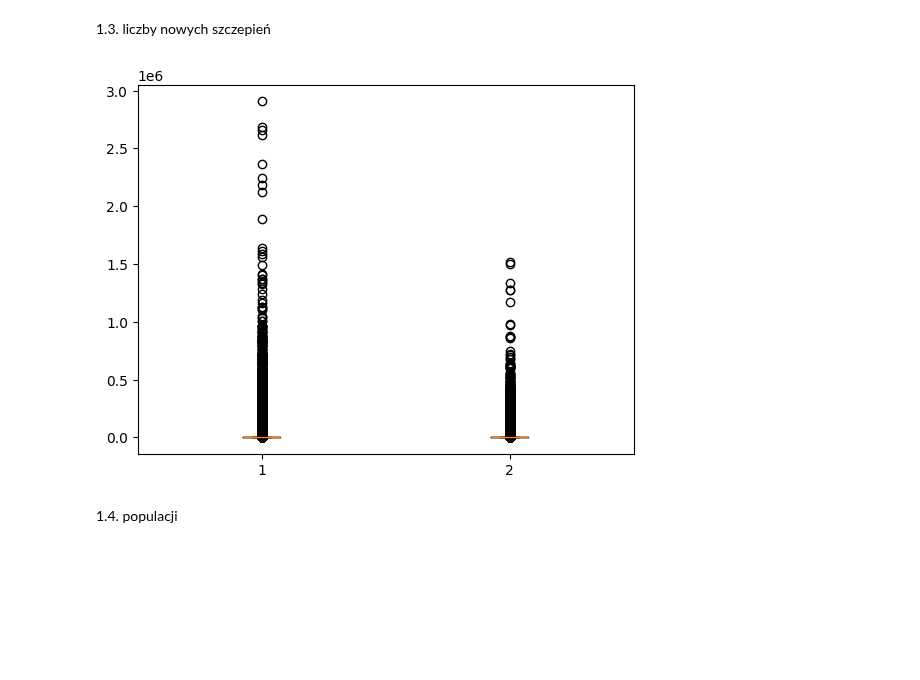
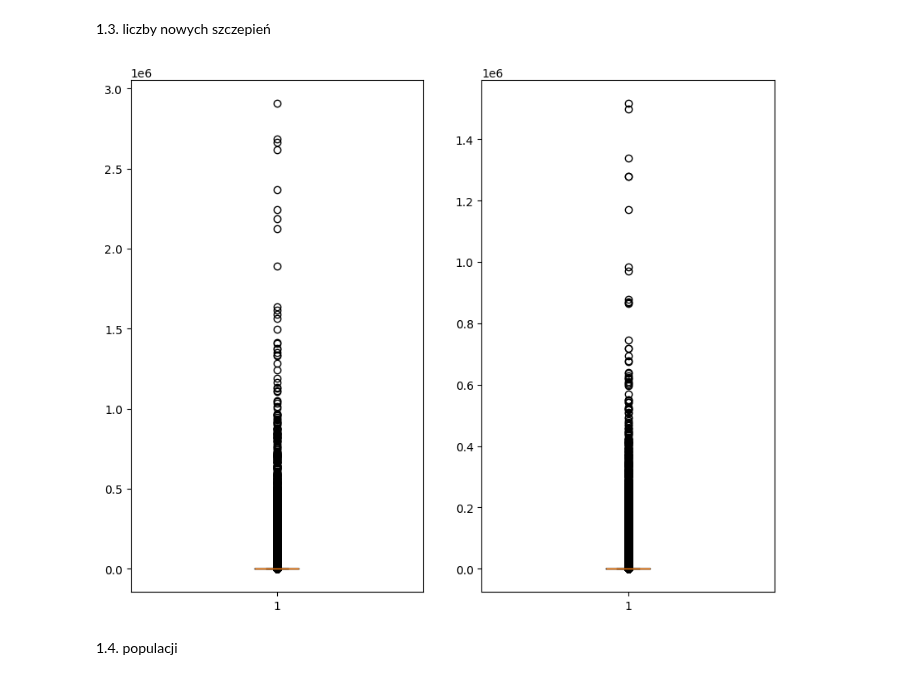
Before and after one commit to JakubKaczmarek5764/BigData1, a Jupyter notebook: zad2.ipynb, the cells around one changed output. Saved outputs shown, nothing was run; the diff lists cells and outputs as text; code cells hidden in the pictures; blank space fills up the shorter version.

```diff
--- a/zad2.ipynb
+++ b/zad2.ipynb
@@ -70,10 +70,12 @@ plt.show()
 # %% [markdown]
 1.3. liczby nowych szczepień
 # %%
-plt.boxplot(df[['new_persons_vaccinated', 'new_persons_fully_vaccinated']]);
+fig, ax = plt.subplots(1, 2, figsize=(10, 8))
+ax[0].boxplot(df['new_persons_vaccinated'])
+ax[1].boxplot(df['new_persons_fully_vaccinated'])
 plt.show()
 # %% [output]
-[figure, old version]
+[figure, new version]
 # %% [markdown]
 1.4. populacji
 # %%
```
Also changed, not shown: parts of 1 cell of this notebook.
